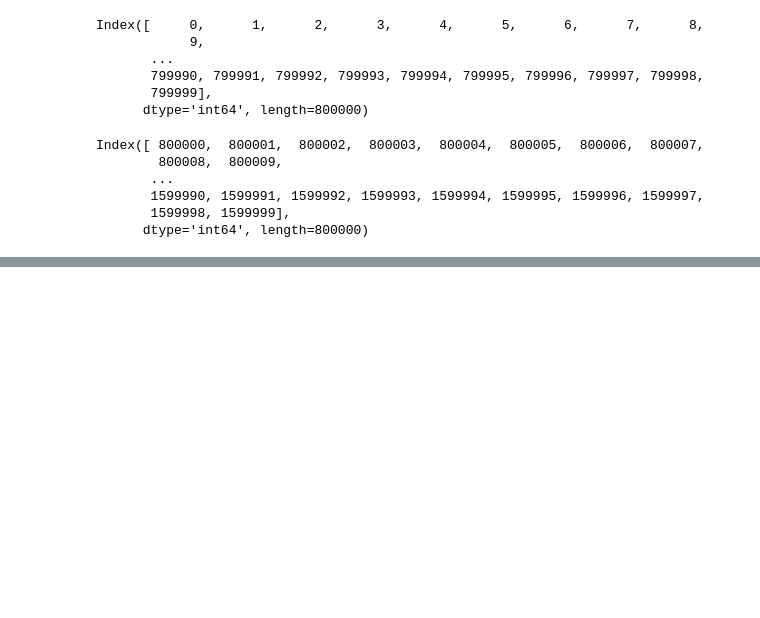
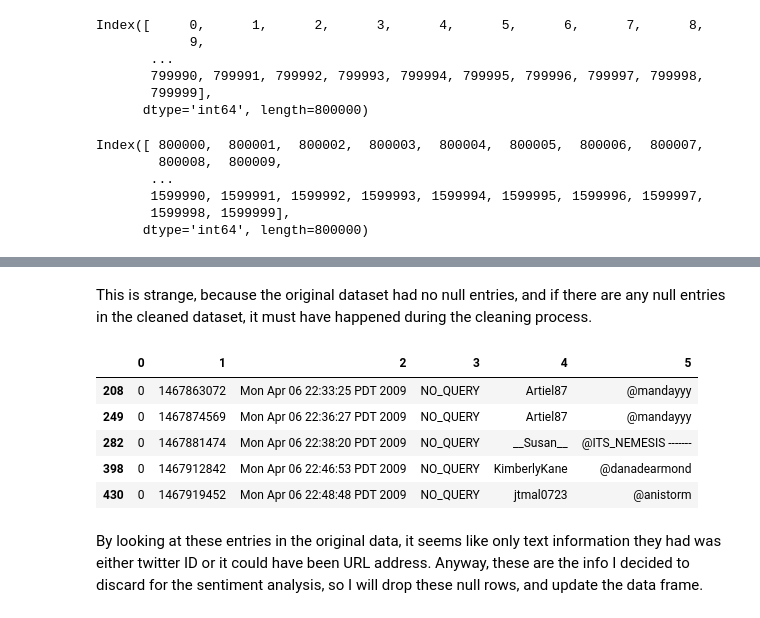
Before and after one commit to Zahra-Farsi/Searchable-Encryption, a Jupyter notebook: Searchable_Encryption_Sentiment_Analysis.ipynb, the cells around one changed output, grey strips where cells are left out. Drawn from its saved outputs; the diff is of its cells as text; code cells hidden in the pictures; blank space fills up the shorter version.

Commit message:
data cleaning

```diff
--- a/Searchable_Encryption_Sentiment_Analysis.ipynb
+++ b/Searchable_Encryption_Sentiment_Analysis.ipynb
@@ -106,0 +203,9 @@ Index([ 800000,  800001,  800002,  800003,  800004,  800005,  800006,  800007,
+# %%
+#path to the CSV file in Google Drive
+csv = "/content/drive/MyDrive/bachelor project/clean_tweet.csv"
+
+# Read the CSV file into a DataFrame
+my_df = pd.read_csv(csv, index_col=0)
+
+# Display the first few rows
+my_df.head()
@@ -106,0 +251,16 @@ Index([ 800000,  800001,  800002,  800003,  800004,  800005,  800006,  800007,
+# %% [markdown]
+This is strange, because the original dataset had no null entries, and if there are any null entries in the cleaned dataset,
+it must have happened during the cleaning process.
+# %%
+df = pd.read_csv("/content/drive/MyDrive/bachelor project/training.1600000.processed.noemoticon.csv",header=None, encoding='ISO-8859-1')
+df.iloc[my_df[my_df.isnull().any(axis=1)].index,:].head()
+# %% [output]
+|  | 0 | 1 | 2 | 3 | 4 | 5 |
+| 208 | 0 | 1467863072 | Mon Apr 06 22:33:25 PDT 2009 | NO_QUERY | Artiel87 | @mandayyy |
+| 249 | 0 | 1467874569 | Mon Apr 06 22:36:27 PDT 2009 | NO_QUERY | Artiel87 | @mandayyy |
+| 282 | 0 | 1467881474 | Mon Apr 06 22:38:20 PDT 2009 | NO_QUERY | __Susan__ | @ITS_NEMESIS ------- |
+| 398 | 0 | 1467912842 | Mon Apr 06 22:46:53 PDT 2009 | NO_QUERY | KimberlyKane | @danadearmond |
+| 430 | 0 | 1467919452 | Mon Apr 06 22:48:48 PDT 2009 | NO_QUERY | jtmal0723 | @anistorm |
+# %% [markdown]
+By looking at these entries in the original data, it seems like only text information they had was either twitter ID or it could have been URL address.
+Anyway, these are the info I decided to discard for the sentiment analysis, so I will drop these null rows, and update the data frame.
```
Also changed, not shown: parts of 14 cells of this notebook.
